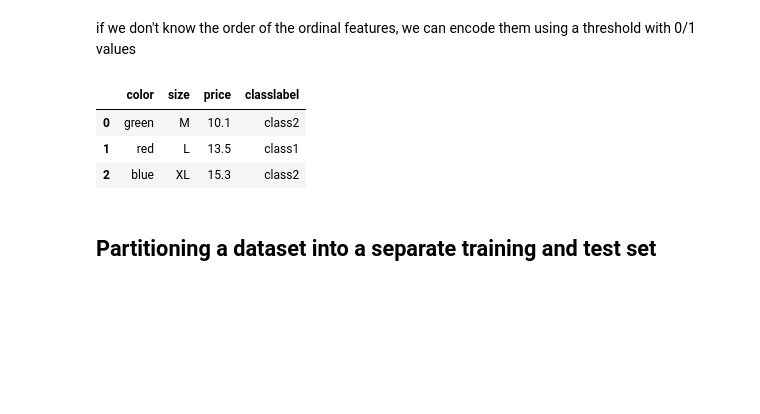
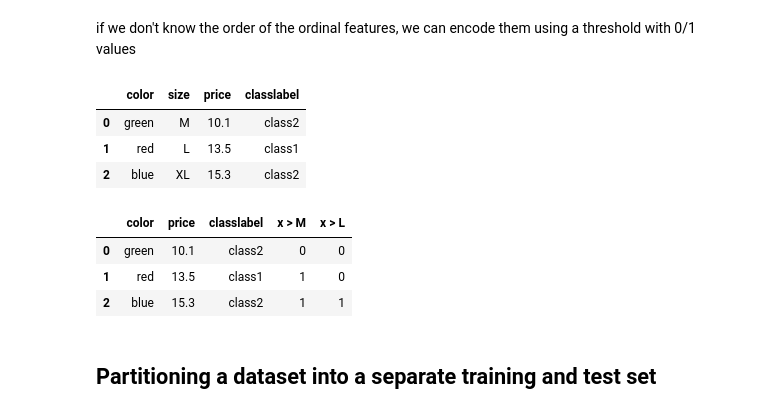
Before and after one commit to ZoeShuyuL/machine-learning, a Jupyter notebook: Chapter 4.ipynb, the cells around one changed output. Drawn from its saved outputs; the diff is of its cells as text; code cells hidden in the pictures; blank space fills up the shorter version.

```diff
--- a/Chapter 4.ipynb
+++ b/Chapter 4.ipynb
@@ -266,6 +267,17 @@ df
 | 0 | green | M | 10.1 | class2 |
 | 1 | red | L | 13.5 | class1 |
 | 2 | blue | XL | 15.3 | class2 |
+# %%
+df['x > M'] = df['size'].apply(lambda x: 1 if x in {'L', 'XL'} else 0)
+df['x > L'] = df['size'].apply(lambda x: 1 if x == 'XL' else 0)
+
+del df['size']  # del remove size column
+df
+# %% [output]
+|  | color | price | classlabel | x > M | x > L |
+| 0 | green | 10.1 | class2 | 0 | 0 |
+| 1 | red | 13.5 | class1 | 1 | 0 |
+| 2 | blue | 15.3 | class2 | 1 | 1 |
 # %% [markdown]
 ## Partitioning a dataset into a separate training and test set
 # %%
```
Also changed, not shown: parts of 1 cell of this notebook.
